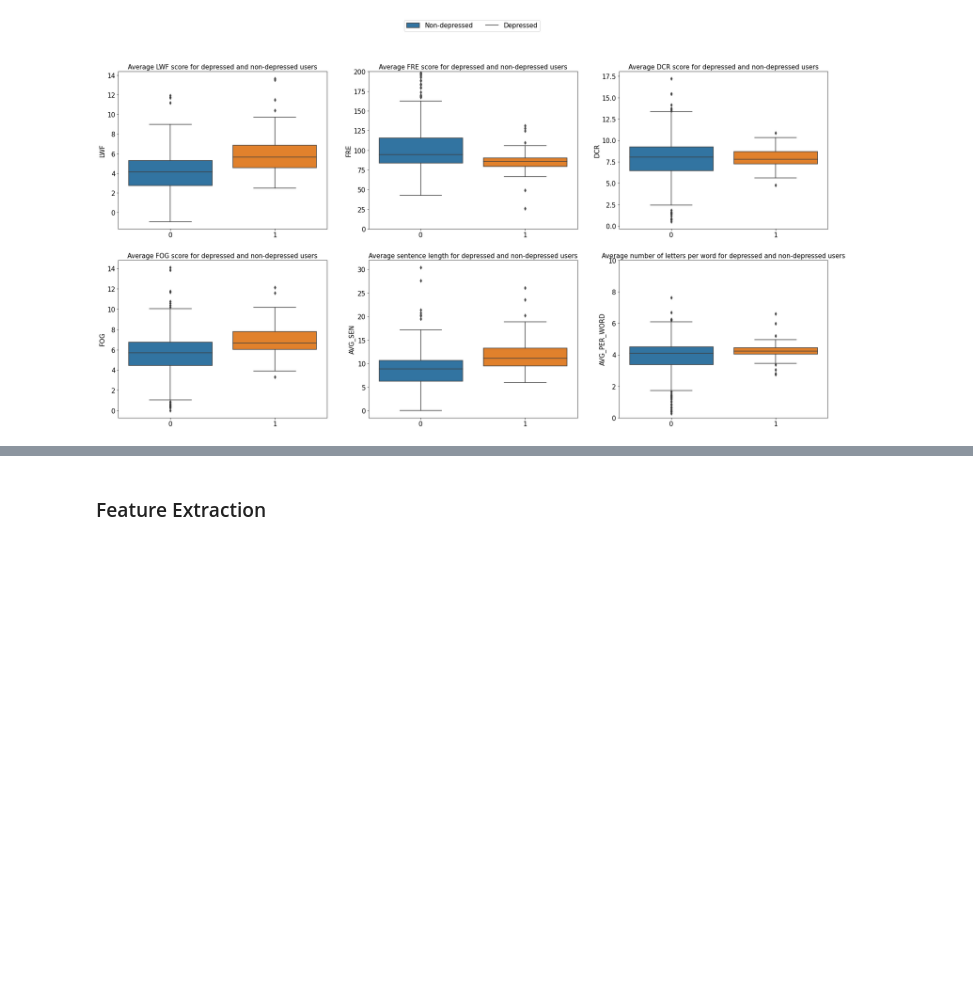
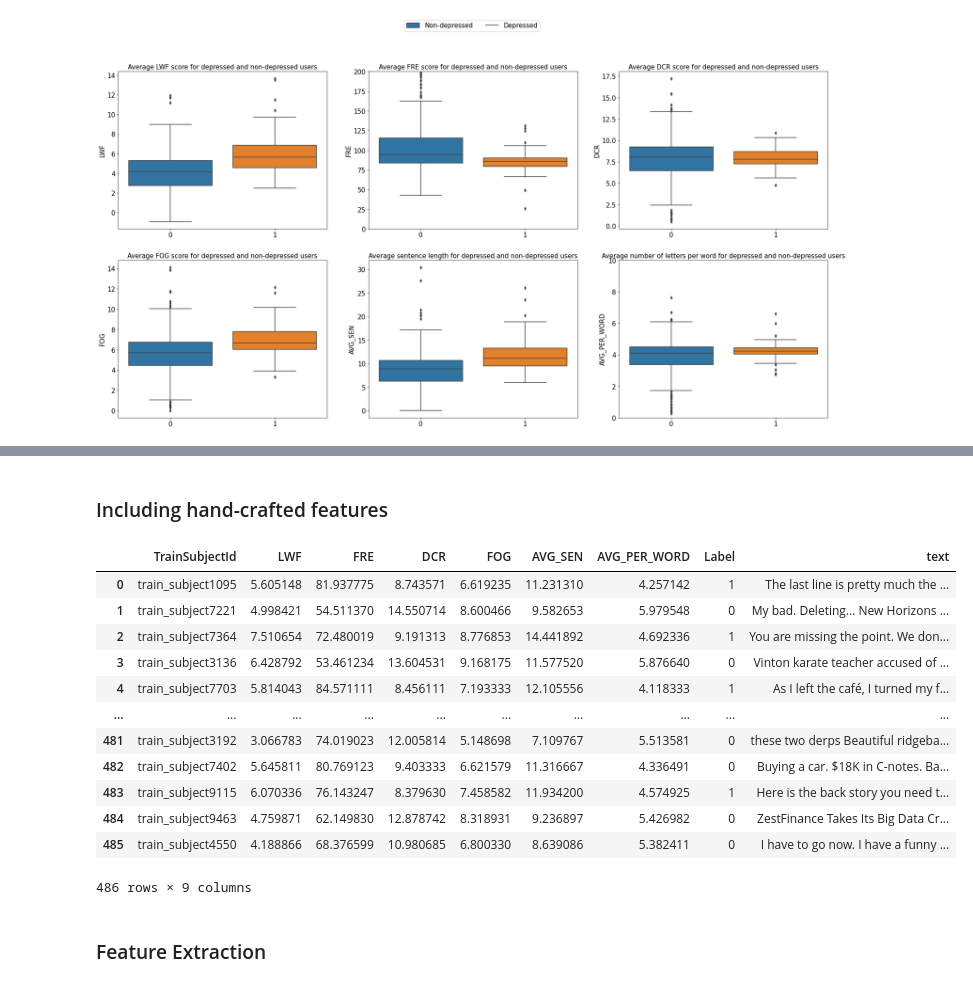
Before and after one commit to tramyynt/master-thesis, a Jupyter notebook: model_evaluation/lexicon_based_models.ipynb, the cells around one changed output, grey strips where cells are left out. Drawn from its saved outputs; the diff is of its cells as text; code cells hidden in the pictures; blank space fills up the shorter version.

Commit message:
combine tfidf-liwc

```diff
--- a/model_evaluation/lexicon_based_models.ipynb
+++ b/model_evaluation/lexicon_based_models.ipynb
@@ -198,0 +224,37 @@ plt.savefig(os.path.join(HOME_DIR, "handcrafted_features.pdf"), bbox_inches='tig
+# %% [markdown]
+### Including hand-crafted features
+# %%
+
+def construct_liwc_input_crafted(df, label):
+  """
+  params: df - The positive/negative dataframe loaded from pickle
+    The df is expected to has these columns "Title", "Date", "Text", "SubjectId"
+  params: label - The label need to be assigned to result dataframe
+
+  returns: A dataframe contains "SubjectId", "AverageLength", "Text", "NumOfWritings", "Title"
+  """
+  subject_id_list = df.loc[:, "TrainSubjectId"].unique()
+
+  df['text'] = df['Text']+ df['Title']
+  df['Token'] = df['text'].apply(lambda x: word_tokenize(x))
+  df['AVG_SEN'] = df['text'].apply(lambda x:  textstat.avg_sentence_length(x))
+  df['AVG_PER_WORD'] = df['text'].apply(lambda x:  textstat.avg_letter_per_word(x))
+  df['LWF'] = df['text'].apply(lambda x: textstat.linsear_write_formula(x))
+  df['FRE'] = df['text'].apply(lambda x: textstat.flesch_reading_ease(x))
+  df['DCR'] = df['text'].apply(lambda x: textstat.dale_chall_readability_score(x))
+  df['FOG'] = df['text'].apply(lambda x: textstat.gunning_fog(x))
+
+  result_df = df.groupby('TrainSubjectId').agg({'LWF': 'mean', 'FRE': 'mean', 'DCR': 'mean', 'FOG': 'mean','AVG_SEN':'mean', 'AVG_PER_WORD': 'mean'}).reset_index()
+  result_df["Label"] = label
+
+  #join text per user
+  joined_text_df = df.groupby('TrainSubjectId')['text'].apply(' '.join).reset_index()
+  result_df = result_df.merge(joined_text_df, on="TrainSubjectId")
+
+  return result_df
+# %%
+positives_crafted= construct_liwc_input_crafted(positives, 1)
+negatives_crafted = construct_liwc_input_crafted(negatives, 0)
+#concat
+df_handcrafted = pd.concat([positives_crafted, negatives_crafted])
+df_handcrafted = df_handcrafted.sample(frac=1).reset_index(drop=True)
@@ -199,3 +263,19 @@ plt.savefig(os.path.join(HOME_DIR, "handcrafted_features.pdf"), bbox_inches='tig
+# %%
+df_handcrafted
+# %% [output]
+|  | TrainSubjectId | LWF | FRE | DCR | FOG | AVG_SEN | AVG_PER_WORD | Label | text |
+| 0 | train_subject1095 | 5.605148 | 81.937775 | 8.743571 | 6.619235 | 11.231310 | 4.257142 | 1 | The last line is pretty much the ... |
+| 1 | train_subject7221 | 4.998421 | 54.511370 | 14.550714 | 8.600466 | 9.582653 | 5.979548 | 0 | My bad. Deleting... New Horizons ... |
+| 2 | train_subject7364 | 7.510654 | 72.480019 | 9.191313 | 8.776853 | 14.441892 | 4.692336 | 1 | You are missing the point. We don... |
+| 3 | train_subject3136 | 6.428792 | 53.461234 | 13.604531 | 9.168175 | 11.577520 | 5.876640 | 0 | Vinton karate teacher accused of ... |
+| 4 | train_subject7703 | 5.814043 | 84.571111 | 8.456111 | 7.193333 | 12.105556 | 4.118333 | 1 | As I left the café, I turned my f... |
+| ... | ... | ... | ... | ... | ... | ... | ... | ... | ... |
+| 481 | train_subject3192 | 3.066783 | 74.019023 | 12.005814 | 5.148698 | 7.109767 | 5.513581 | 0 | these two derps Beautiful ridgeba... |
+| 482 | train_subject7402 | 5.645811 | 80.769123 | 9.403333 | 6.621579 | 11.316667 | 4.336491 | 0 | Buying a car. $18K in C-notes. Ba... |
+| 483 | train_subject9115 | 6.070336 | 76.143247 | 8.379630 | 7.458582 | 11.934200 | 4.574925 | 1 | Here is the back story you need t... |
+| 484 | train_subject9463 | 4.759871 | 62.149830 | 12.878742 | 8.318931 | 9.236897 | 5.426982 | 0 | ZestFinance Takes Its Big Data Cr... |
+| 485 | train_subject4550 | 4.188866 | 68.376599 | 10.980685 | 6.800330 | 8.639086 | 5.382411 | 0 | I have to go now. I have a funny ... |
+486 rows × 9 columns
 # %% [markdown]
 ### Feature Extraction
 # %%
```
Also changed, not shown: parts of 15 cells of this notebook, 1 other file.
